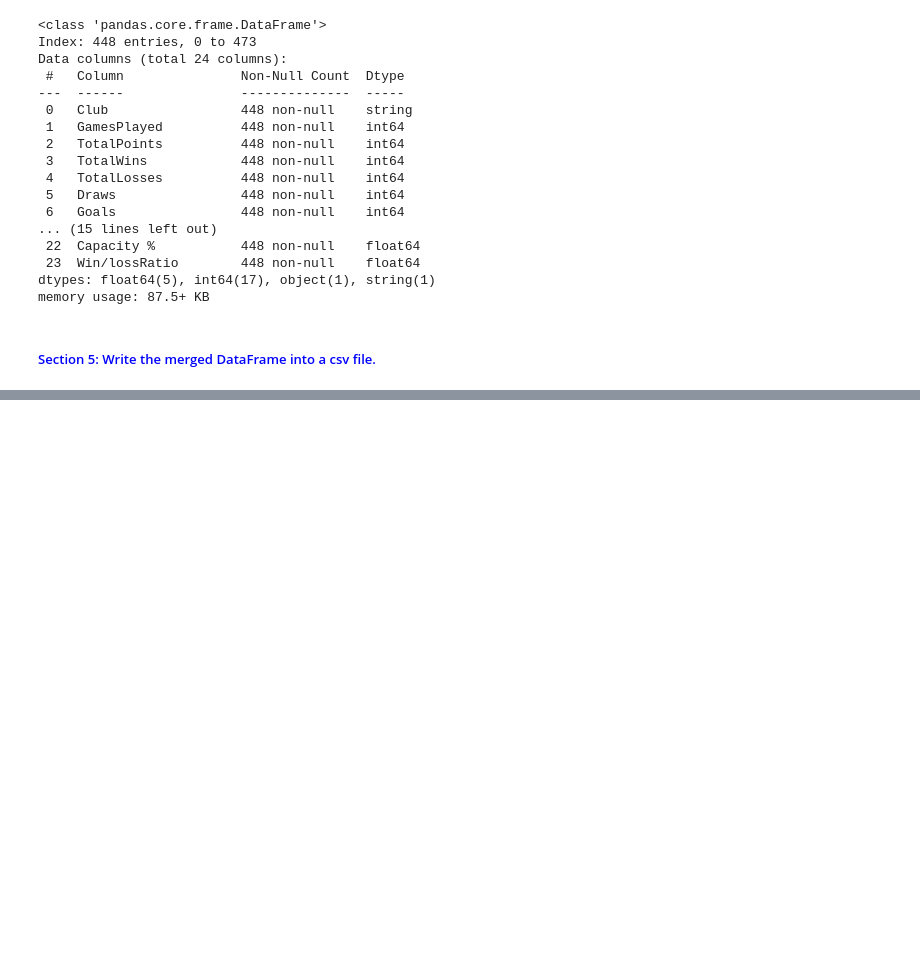
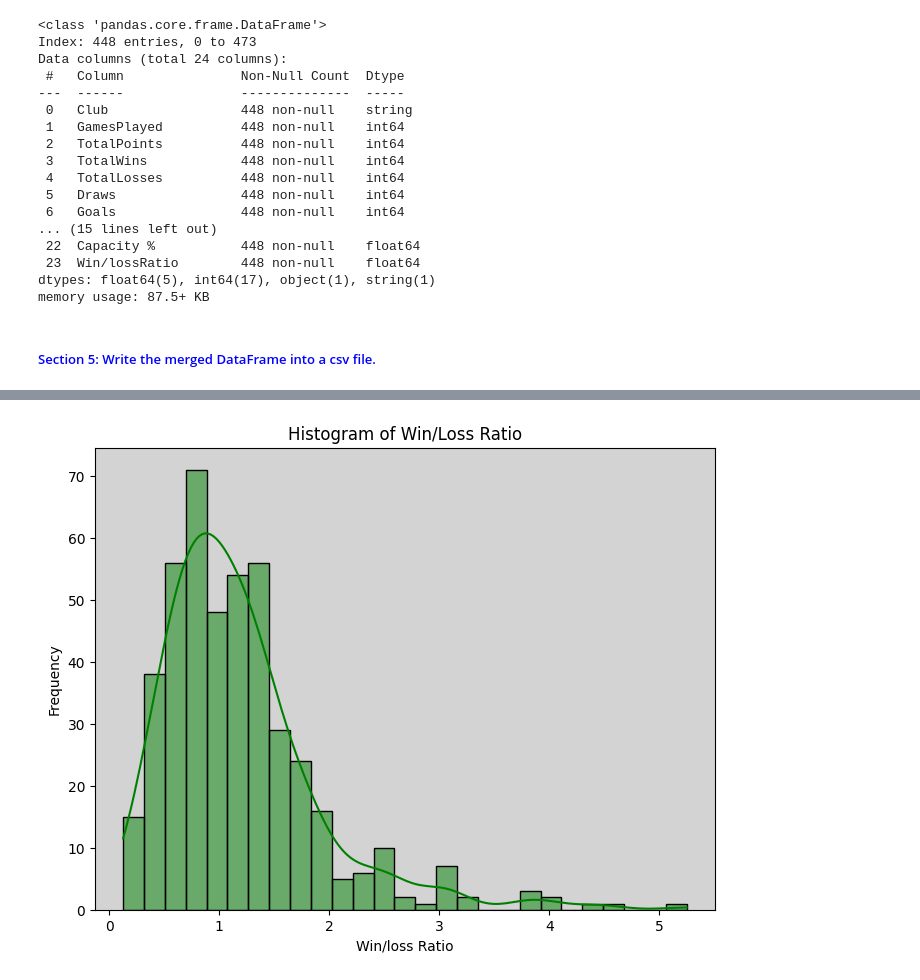
Before and after one commit to curt2023/capstone-project, a Jupyter notebook: MLS-Capstone.ipynb, the cells around one changed output, grey strips where cells are left out. Saved outputs shown, nothing was run; the diff lists cells and outputs as text; code cells hidden in the pictures; blank space fills up the shorter version.

```diff
--- a/MLS-Capstone.ipynb
+++ b/MLS-Capstone.ipynb
@@ -137,0 +173,13 @@ plt.show()
+# %%
+plt.figure(figsize=(8,6))
+
+ax = plt.axes()
+ax.set_facecolor("lightgray")
+
+sns.histplot(merged_df["Win/lossRatio"], kde=True, color='green')
+plt.title('Histogram of Win/Loss Ratio')
+plt.xlabel('Win/loss Ratio')
+plt.ylabel("Frequency")
+plt.show()
+# %% [output]
+[figure, added]
```
Also changed, not shown: parts of 5 cells of this notebook.
